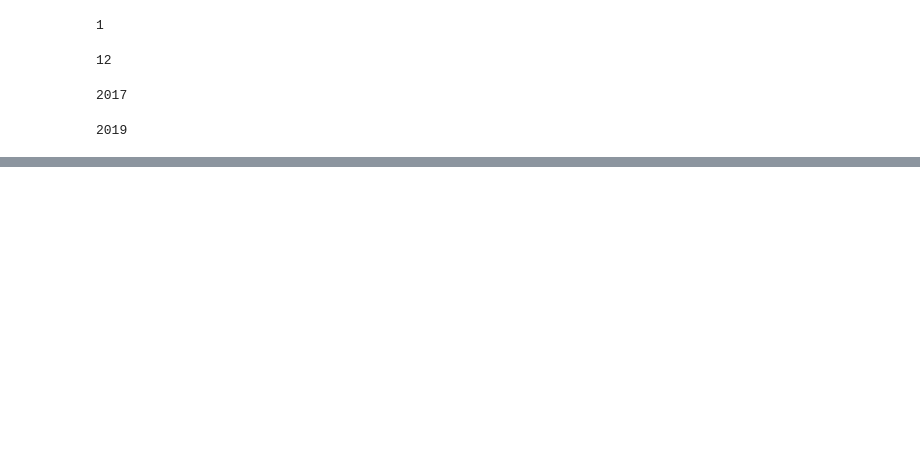
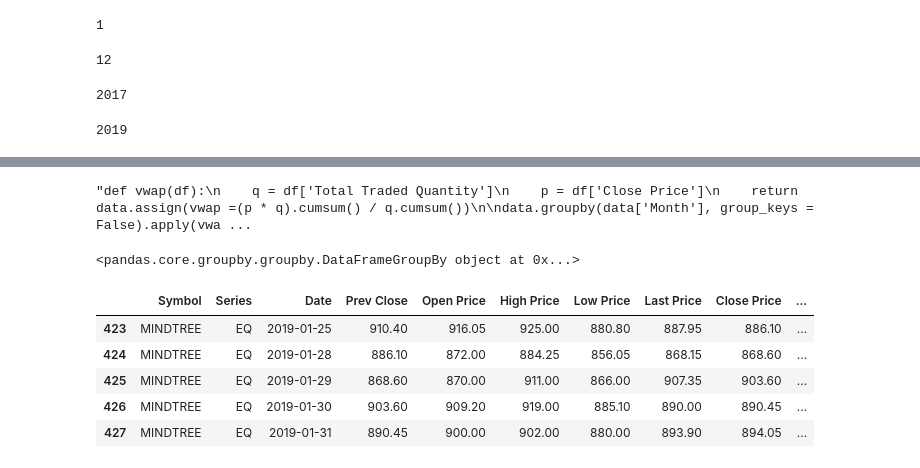
Before and after one commit to atkrish0/securitized-asset-analysis, a Jupyter notebook: 1 - EDA with Pandas(MINDTREE).ipynb, the cells around one changed output, grey strips where cells are left out. Drawn from its saved outputs; the diff is of its cells as text; code cells hidden in the pictures; blank space fills up the shorter version.

```diff
--- a/1 - EDA with Pandas(MINDTREE).ipynb
+++ b/1 - EDA with Pandas(MINDTREE).ipynb
@@ -384,0 +396,9 @@ data.groupby(['Year']).count()
+# %%
+"""def vwap(df):
+    q = df['Total Traded Quantity']
+    p = df['Close Price']
+    return data.assign(vwap =(p * q).cumsum() / q.cumsum())
+
+data.groupby(data['Month'], group_keys = False).apply(vwap)"""
+# %% [output]
+"def vwap(df):\n    q = df['Total Traded Quantity']\n    p = df['Close Price']\n    return data.assign(vwap =(p * q).cumsum() / q.cumsum())\n\ndata.groupby(data['Month'], group_keys = False).apply(vwa ...
@@ -384,0 +410,15 @@ data.groupby(['Year']).count()
+# %%
+data_month
+# %% [output]
+<pandas.core.groupby.groupby.DataFrameGroupBy object at 0x...>
+# %%
+data_jan = data_month.get_group(1)
+# %%
+data_jan.tail()
+# %% [output]
+|  | Symbol | Series | Date | Prev Close | Open Price | High Price | Low Price | Last Price | Close Price | ... |
+| 423 | MINDTREE | EQ | 2019-01-25 | 910.40 | 916.05 | 925.00 | 880.80 | 887.95 | 886.10 | ... |
+| 424 | MINDTREE | EQ | 2019-01-28 | 886.10 | 872.00 | 884.25 | 856.05 | 868.15 | 868.60 | ... |
+| 425 | MINDTREE | EQ | 2019-01-29 | 868.60 | 870.00 | 911.00 | 866.00 | 907.35 | 903.60 | ... |
+| 426 | MINDTREE | EQ | 2019-01-30 | 903.60 | 909.20 | 919.00 | 885.10 | 890.00 | 890.45 | ... |
+| 427 | MINDTREE | EQ | 2019-01-31 | 890.45 | 900.00 | 902.00 | 880.00 | 893.90 | 894.05 | ... |
```
Also changed, not shown: parts of 28 cells of this notebook.
